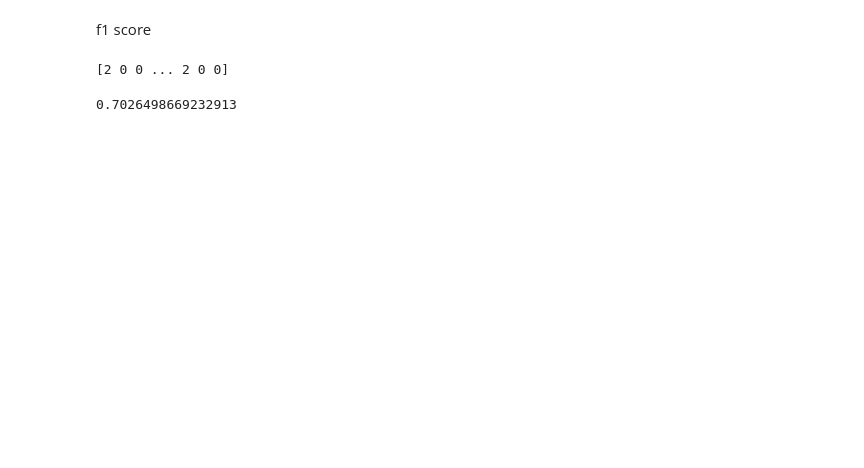
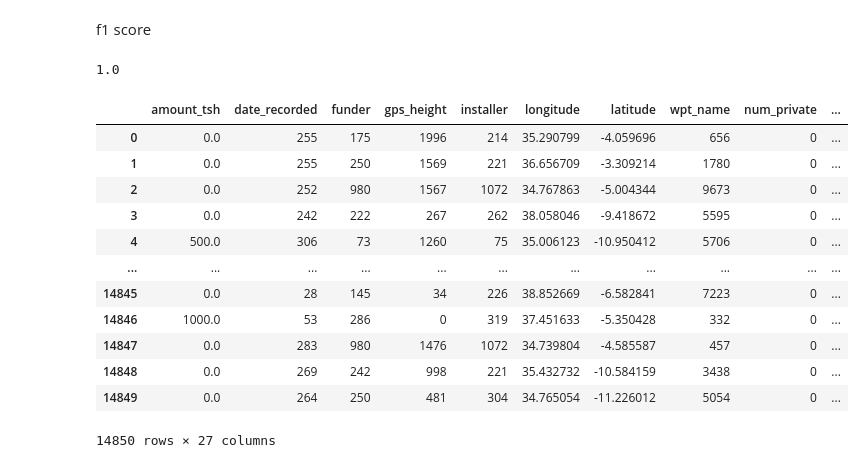
Before and after one commit to trajinthan/pump-it-up-data-mining, a Jupyter notebook: pumb_it_up.ipynb, the cells around one changed output. Saved outputs shown, nothing was run; the diff lists cells and outputs as text; code cells hidden in the pictures; blank space fills up the shorter version.

Commit message:
drop more features

```diff
--- a/pumb_it_up.ipynb
+++ b/pumb_it_up.ipynb
@@ -330,10 +361,24 @@ print(model.score(X_test, y_test))
 f1 score
 # %%
 from sklearn.metrics import f1_score
-train_pred = clf.predict(X_test)
+train_pred = model.predict(X_test)
 f1_score(train_pred, y_test,average = 'macro')
 # %% [output]
-[2 0 0 ... 2 0 0]
+1.0
-0.7026498669232913
 # %%
-# id = Xtest['id']
+id = Xtest['id']
+Xtest.drop('id',1)
+# %% [output]
+|  | amount_tsh | date_recorded | funder | gps_height | installer | longitude | latitude | wpt_name | num_private | ... |
+| 0 | 0.0 | 255 | 175 | 1996 | 214 | 35.290799 | -4.059696 | 656 | 0 | ... |
+| 1 | 0.0 | 255 | 250 | 1569 | 221 | 36.656709 | -3.309214 | 1780 | 0 | ... |
+| 2 | 0.0 | 252 | 980 | 1567 | 1072 | 34.767863 | -5.004344 | 9673 | 0 | ... |
+| 3 | 0.0 | 242 | 222 | 267 | 262 | 38.058046 | -9.418672 | 5595 | 0 | ... |
+| 4 | 500.0 | 306 | 73 | 1260 | 75 | 35.006123 | -10.950412 | 5706 | 0 | ... |
+| ... | ... | ... | ... | ... | ... | ... | ... | ... | ... | ... |
+| 14845 | 0.0 | 28 | 145 | 34 | 226 | 38.852669 | -6.582841 | 7223 | 0 | ... |
+| 14846 | 1000.0 | 53 | 286 | 0 | 319 | 37.451633 | -5.350428 | 332 | 0 | ... |
+| 14847 | 0.0 | 283 | 980 | 1476 | 1072 | 34.739804 | -4.585587 | 457 | 0 | ... |
+| 14848 | 0.0 | 269 | 242 | 998 | 221 | 35.432732 | -10.584159 | 3438 | 0 | ... |
+| 14849 | 0.0 | 264 | 250 | 481 | 304 | 34.765054 | -11.226012 | 5054 | 0 | ... |
+14850 rows × 27 columns
```
Also changed, not shown: parts of 16 cells of this notebook.
